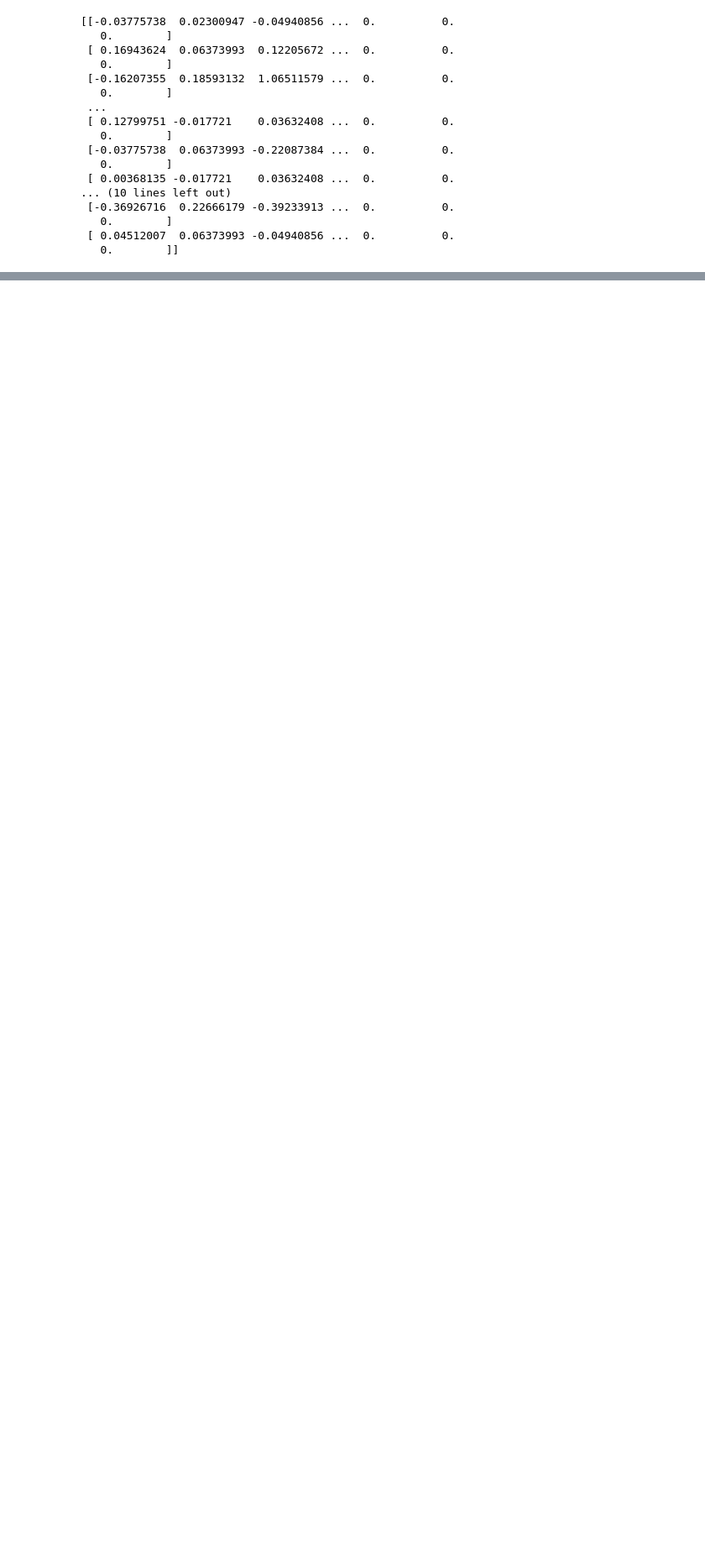
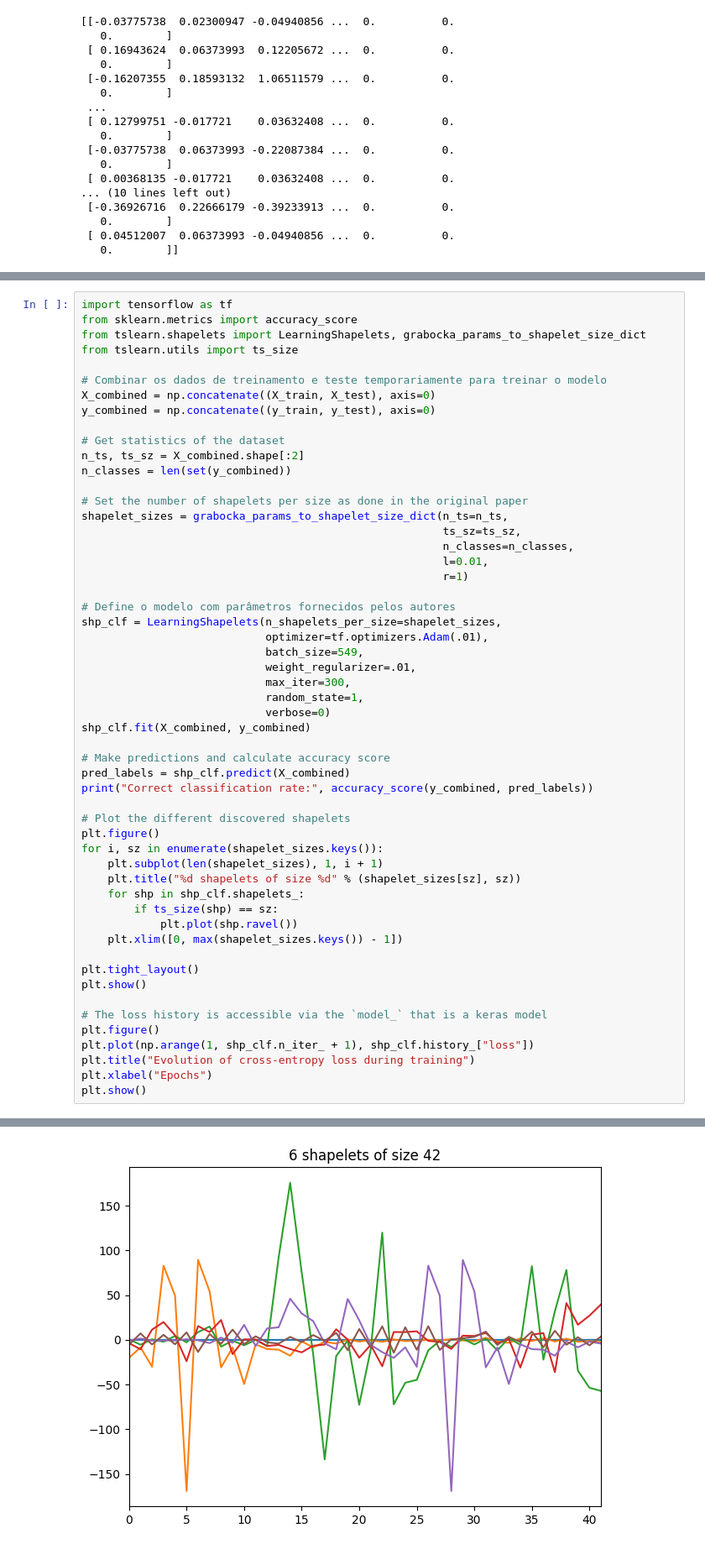
Before and after one commit to WoolierBrooks/AlzheimerDetect-Speech, a Jupyter notebook: scripts/ml_algorithms/00_Complete_nb.ipynb, the cells around one changed output, grey strips where cells are left out. Shown at 84% size. Cells and saved outputs as stored; diff of their text form; blank space fills up the shorter version.

```diff
--- a/scripts/ml_algorithms/00_Complete_nb.ipynb
+++ b/scripts/ml_algorithms/00_Complete_nb.ipynb
@@ -140,0 +169,55 @@ print(X_test)
+# %%
+import tensorflow as tf
+from sklearn.metrics import accuracy_score
+from tslearn.shapelets import LearningShapelets, grabocka_params_to_shapelet_size_dict
+from tslearn.utils import ts_size
+
+# Combinar os dados de treinamento e teste temporariamente para treinar o modelo
+X_combined = np.concatenate((X_train, X_test), axis=0)
+y_combined = np.concatenate((y_train, y_test), axis=0)
+
+# Get statistics of the dataset
+n_ts, ts_sz = X_combined.shape[:2]
+n_classes = len(set(y_combined))
+
+# Set the number of shapelets per size as done in the original paper
+shapelet_sizes = grabocka_params_to_shapelet_size_dict(n_ts=n_ts,
+                                                       ts_sz=ts_sz,
+                                                       n_classes=n_classes,
+                                                       l=0.01,
+                                                       r=1)
+
+# Define o modelo com parâmetros fornecidos pelos autores
+shp_clf = LearningShapelets(n_shapelets_per_size=shapelet_sizes,
+                            optimizer=tf.optimizers.Adam(.01),
+                            batch_size=549,
+                            weight_regularizer=.01,
+                            max_iter=300,
+                            random_state=1,
+                            verbose=0)
+shp_clf.fit(X_combined, y_combined)
+
+# Make predictions and calculate accuracy score
+pred_labels = shp_clf.predict(X_combined)
+print("Correct classification rate:", accuracy_score(y_combined, pred_labels))
+
+# Plot the different discovered shapelets
+plt.figure()
+for i, sz in enumerate(shapelet_sizes.keys()):
+    plt.subplot(len(shapelet_sizes), 1, i + 1)
+    plt.title("%d shapelets of size %d" % (shapelet_sizes[sz], sz))
+    for shp in shp_clf.shapelets_:
+        if ts_size(shp) == sz:
+            plt.plot(shp.ravel())
+    plt.xlim([0, max(shapelet_sizes.keys()) - 1])
+
+plt.tight_layout()
+plt.show()
+
+# The loss history is accessible via the `model_` that is a keras model
+plt.figure()
+plt.plot(np.arange(1, shp_clf.n_iter_ + 1), shp_clf.history_["loss"])
+plt.title("Evolution of cross-entropy loss during training")
+plt.xlabel("Epochs")
+plt.show()
+# %% [output]
@@ -140,0 +225 @@ print(X_test)
+[figure, added]
```
Also changed, not shown: parts of 4 cells of this notebook.
